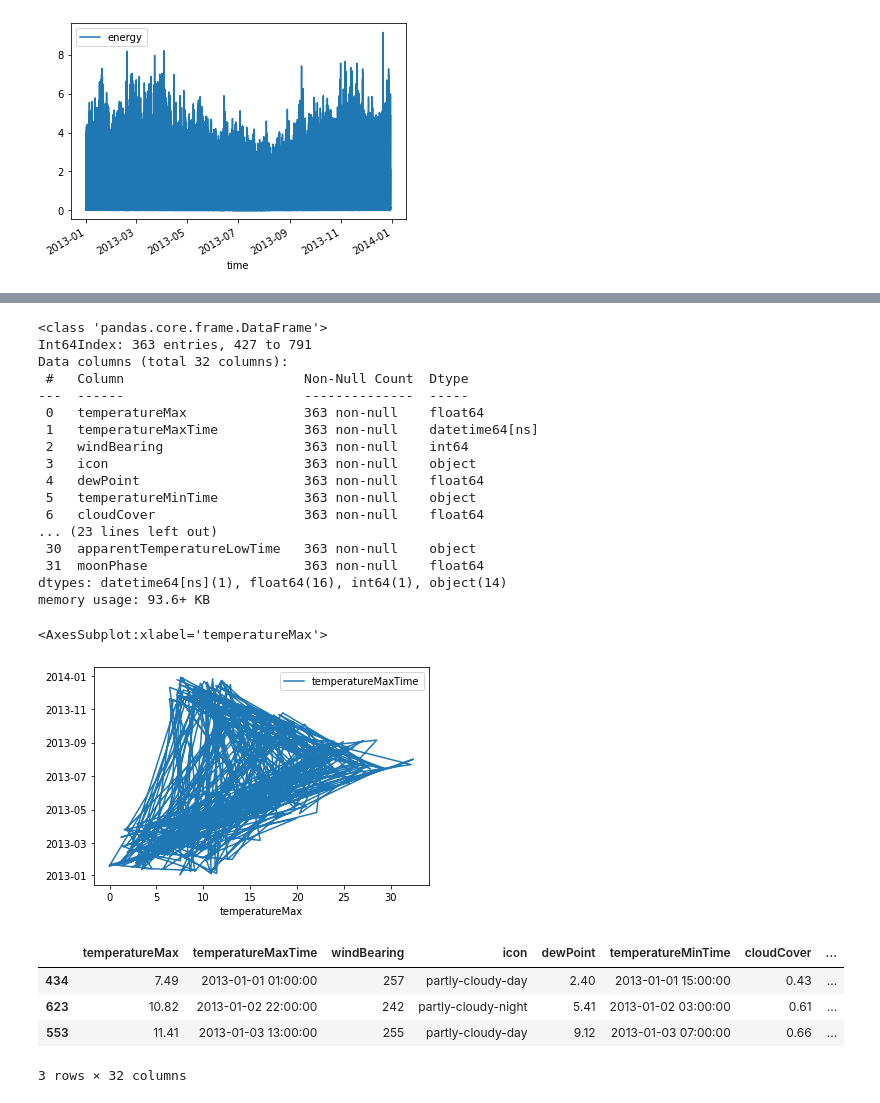
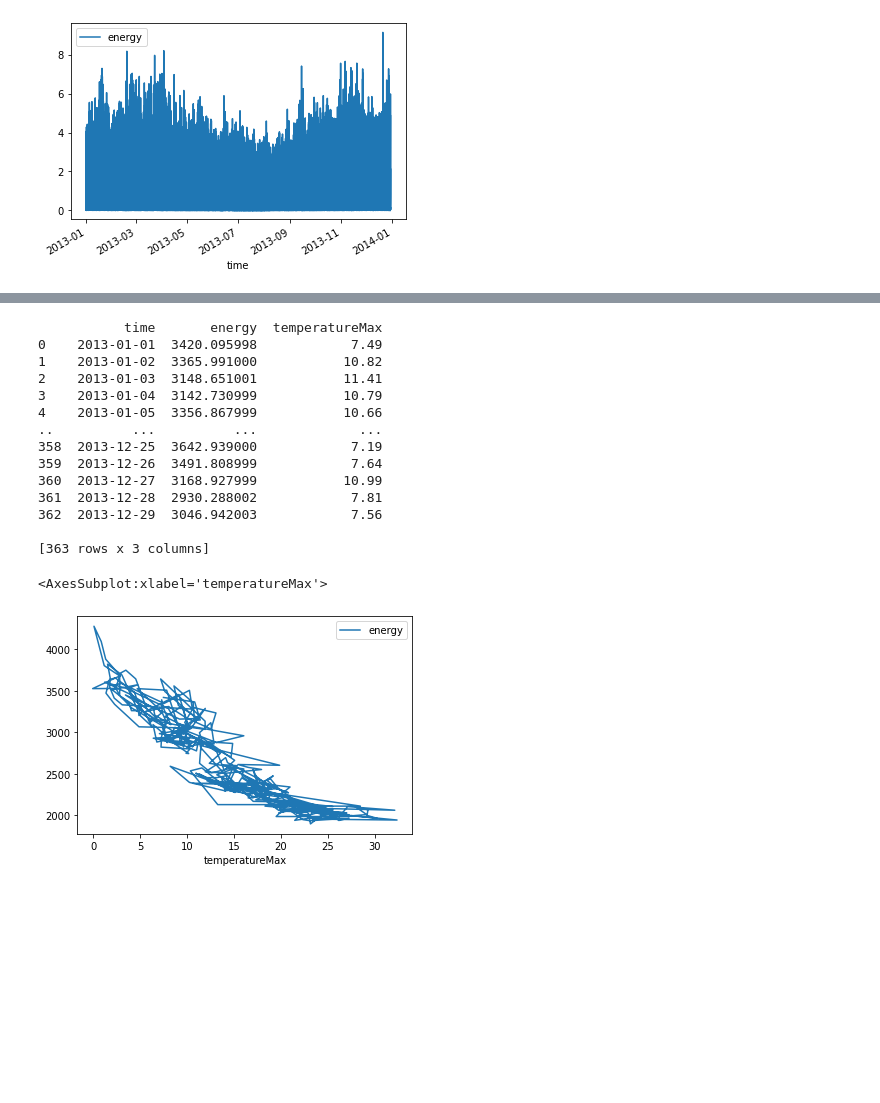
Before and after one commit to Josmachd/smart_meters_in_london, a Jupyter notebook: notebook.ipynb, the cells around one changed output, grey strips where cells are left out. Drawn from its saved outputs; the diff is of its cells as text; code cells hidden in the pictures; blank space fills up the shorter version.

Commit message:
Weather Added

```diff
--- a/notebook.ipynb
+++ b/notebook.ipynb
@@ -130,34 +125,33 @@ plt.show()
-# %%
-df_weather.info()
-#df_weather.sort_values('temperatureMaxTime').head(3)
-#df_weather.sort_values('temperatureMaxTime')
-# %% [output]
-<class 'pandas.core.frame.DataFrame'>
-Int64Index: 363 entries, 427 to 791
-Data columns (total 32 columns):
- #   Column                       Non-Null Count  Dtype
----  ------                       --------------  -----
- 0   temperatureMax               363 non-null    float64
- 1   temperatureMaxTime           363 non-null    datetime64[ns]
- 2   windBearing                  363 non-null    int64
- 3   icon                         363 non-null    object
- 4   dewPoint                     363 non-null    float64
- 5   temperatureMinTime           363 non-null    object
- 6   cloudCover                   363 non-null    float64
-... (23 lines left out)
- 30  apparentTemperatureLowTime   363 non-null    object
- 31  moonPhase                    363 non-null    float64
-dtypes: datetime64[ns](1), float64(16), int64(1), object(14)
-memory usage: 93.6+ KB
 # %%
-df_weather.plot(x='temperatureMax', y='temperatureMaxTime')
+#usar temp média
+dft = df.groupby(['house', pd.Grouper(key='time', freq='D')])['energy'].sum().reset_index().sort_values(['house', 'time'])
+dft = dft.groupby(['time'])['energy'].sum().reset_index().sort_values('time')
+
+#maybe fazer isto mais cedo?
+df_weather['temperatureMaxTime'] = pd.to_datetime(df_weather['temperatureMaxTime']).dt.date
+dft['time'] = pd.to_datetime(dft['time']).dt.date
+
+dft = dft.merge((df_weather.iloc[:,[0,1]]), left_on='time', right_on='temperatureMaxTime')
+dft = dft.iloc[:,[0,1,2]]
+print(dft)
 # %% [output]
-<AxesSubplot:xlabel='temperatureMax'>
+           time       energy  temperatureMax
+0    2013-01-01  3420.095998            7.49
+1    2013-01-02  3365.991000           10.82
+2    2013-01-03  3148.651001           11.41
+3    2013-01-04  3142.730999           10.79
+4    2013-01-05  3356.867999           10.66
+..          ...          ...             ...
+358  2013-12-25  3642.939000            7.19
+359  2013-12-26  3491.808999            7.64
+360  2013-12-27  3168.927999           10.99
+361  2013-12-28  2930.288002            7.81
+362  2013-12-29  3046.942003            7.56
+
+[363 rows x 3 columns]
-[figure, removed]
 # %%
+dft.plot(x='temperatureMax', y='energy')
+#mais frio mais energia se gasta
 # %% [output]
-|  | temperatureMax | temperatureMaxTime | windBearing | icon | dewPoint | temperatureMinTime | cloudCover | ... |
-| 434 | 7.49 | 2013-01-01 01:00:00 | 257 | partly-cloudy-day | 2.40 | 2013-01-01 15:00:00 | 0.43 | ... |
-| 623 | 10.82 | 2013-01-02 22:00:00 | 242 | partly-cloudy-night | 5.41 | 2013-01-02 03:00:00 | 0.61 | ... |
-| 553 | 11.41 | 2013-01-03 13:00:00 | 255 | partly-cloudy-day | 9.12 | 2013-01-03 07:00:00 | 0.66 | ... |
-3 rows × 32 columns
+<AxesSubplot:xlabel='temperatureMax'>
+[figure, added]
```
Also changed, not shown: parts of 3 cells of this notebook.
